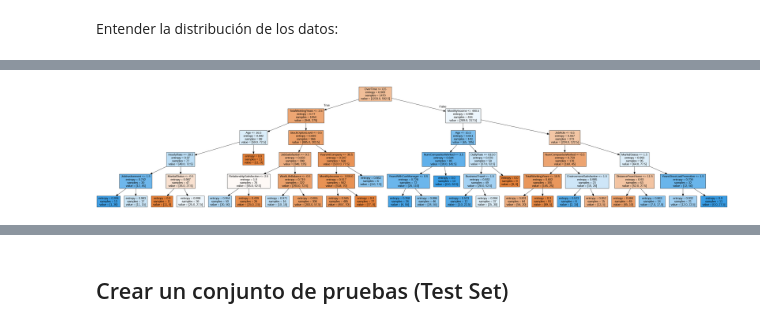
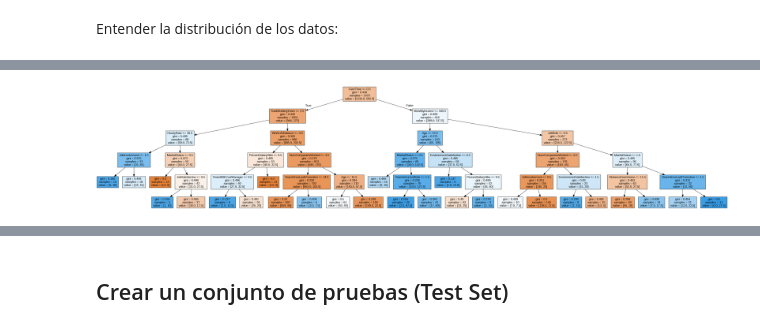
Before and after one commit to claudiamarcelacaro/-Maestria_IA, a Jupyter notebook: Disenio_software_inteligente/Proyecto_Deep_Learning_Claudia_Marcela_Caro_Cortes.ipynb, the cells around one changed output, grey strips where cells are left out. Cells and saved outputs as stored; diff of their text form; code cells hidden in the pictures.

```diff
--- a/Disenio_software_inteligente/Proyecto_Deep_Learning_Claudia_Marcela_Caro_Cortes.ipynb
+++ b/Disenio_software_inteligente/Proyecto_Deep_Learning_Claudia_Marcela_Caro_Cortes.ipynb
@@ -141,0 +279,3 @@ plt.show()
+# %%
+#Reasignando valor
+employee['Attrition'] = employee['Attrition'].apply(lambda x: 0 if x == 'No' else 1)
@@ -142,3 +892,6 @@ plt.show()
+# %%
+employee = employee.drop(columns=['DailyRate'])
+df2 = df2.drop(columns=['DailyRate'])
 # %%
 #EmployeeNumber
 bins = np.linspace(200, 2500, 100)
@@ -365,0 +1119,6 @@ memory usage: 356.1+ KB
+# %%
+#Mover la variable objetivo al final
+front = employee['Attrition']
+employee.drop(labels=['Attrition'], axis=1,inplace=True)
+employee.insert(employee.columns.shape[0],'Attrition',front)
+employee.head()
@@ -375,28 +1142,28 @@ y = employee['Attrition']
 # %%
 import pydotplus
 import matplotlib.image as mpimg
 from sklearn import tree
 from subprocess import check_call
 from IPython.display import Image as PImage
 %matplotlib inline
 
 # Crear Arbol de decision con profundidad = 5
-decision_tree = tree.DecisionTreeClassifier(criterion='entropy',
+decision_tree = tree.DecisionTreeClassifier(criterion='gini',
                                             min_samples_split=20,
                                             min_samples_leaf=5,
                                             max_depth = 5,
                                             class_weight={1:2.5})
 
 decision_tree.fit(X, y)
 
 # exportar el modelo a archivo .dot
 with open(r"/content/images/end_to_end_project/arbol_decision.dot", 'w') as f:
   f = open("/content/images/end_to_end_project/arbol_decision.dot", 'w')
   tree.export_graphviz(decision_tree, out_file = f, feature_names = X.columns, filled=True)
   f.close()
 
  # Convertir el archivo .dot a png para poder visualizarlo
 check_call(['dot','-Tpng',r'/content/images/end_to_end_project/arbol_decision.dot','-o',r'/content/images/end_to_end_project/arbol_decision.png'])
 PImage("/content/images/end_to_end_project/arbol_decision.png")
 # %% [output]
-[figure, old version]
+[figure, new version]
```
Also changed, not shown: parts of 242 cells of this notebook, 9 other files.
